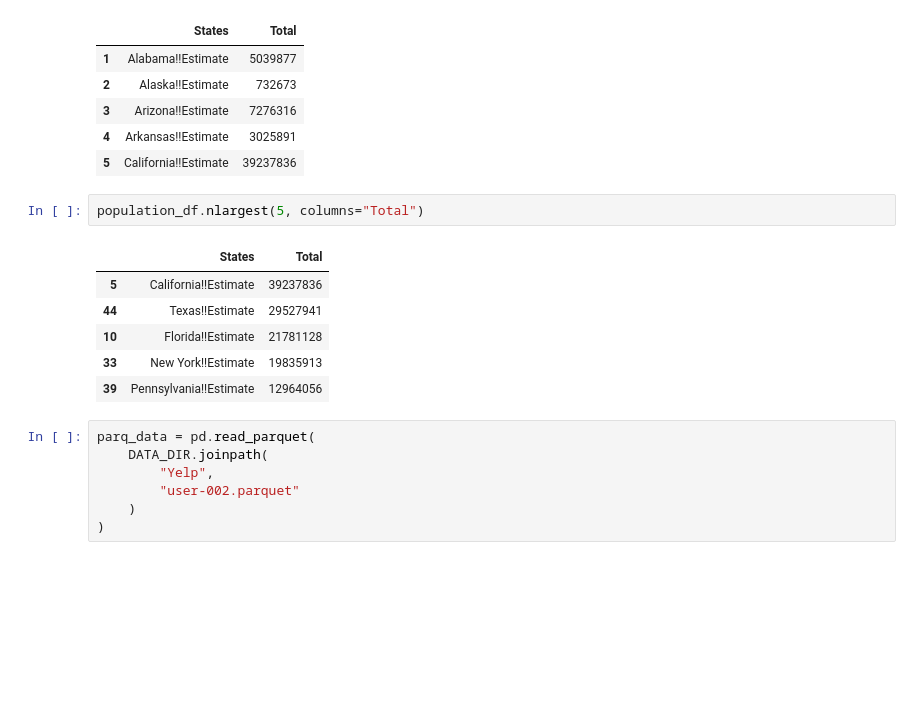
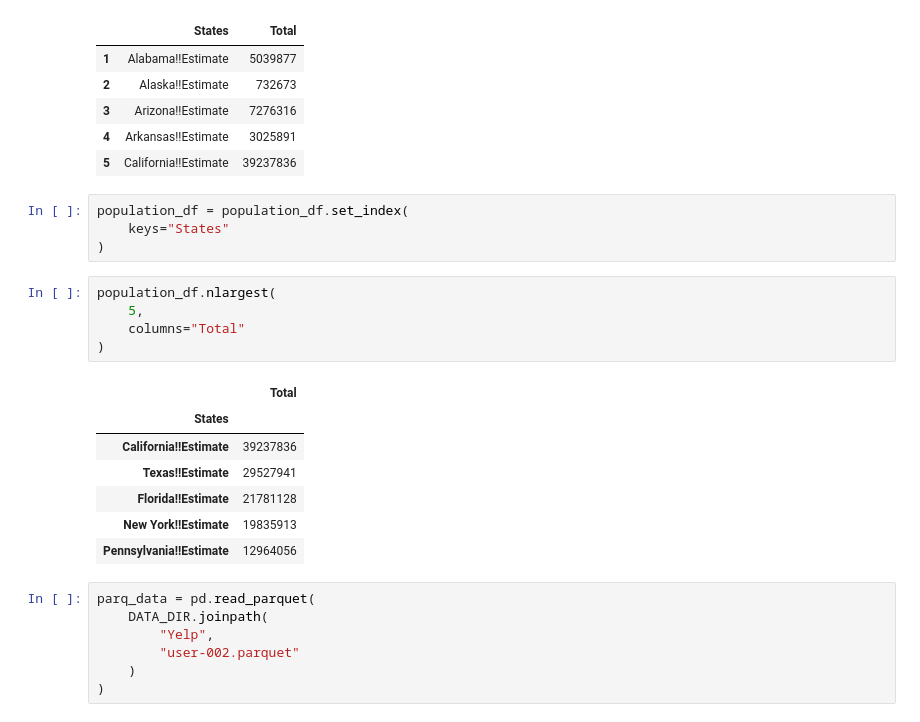
Before and after one commit to Cora1218/recomendaciones-mercado-EEUU, a Jupyter notebook: ETL/ETL.ipynb, the cells around one changed output. Cells and saved outputs as stored; diff of their text form; blank space fills up the shorter version.

```diff
--- a/ETL/ETL.ipynb
+++ b/ETL/ETL.ipynb
@@ -64,15 +65,23 @@ None
 | 3 | Arizona!!Estimate | 7276316 |
 | 4 | Arkansas!!Estimate | 3025891 |
 | 5 | California!!Estimate | 39237836 |
+# %%
+population_df = population_df.set_index(
+    keys="States"
+)
 # %%
-population_df.nlargest(5, columns="Total")
+population_df.nlargest(
+    5,
+    columns="Total"
+)
 # %% [output]
-|  | States | Total |
-| 5 | California!!Estimate | 39237836 |
-| 44 | Texas!!Estimate | 29527941 |
-| 10 | Florida!!Estimate | 21781128 |
-| 33 | New York!!Estimate | 19835913 |
-| 39 | Pennsylvania!!Estimate | 12964056 |
+|  | Total |
+| States |  |
+| California!!Estimate | 39237836 |
+| Texas!!Estimate | 29527941 |
+| Florida!!Estimate | 21781128 |
+| New York!!Estimate | 19835913 |
+| Pennsylvania!!Estimate | 12964056 |
 # %%
 parq_data = pd.read_parquet(
     DATA_DIR.joinpath(
```
Also changed, not shown: parts of 6 cells of this notebook.
